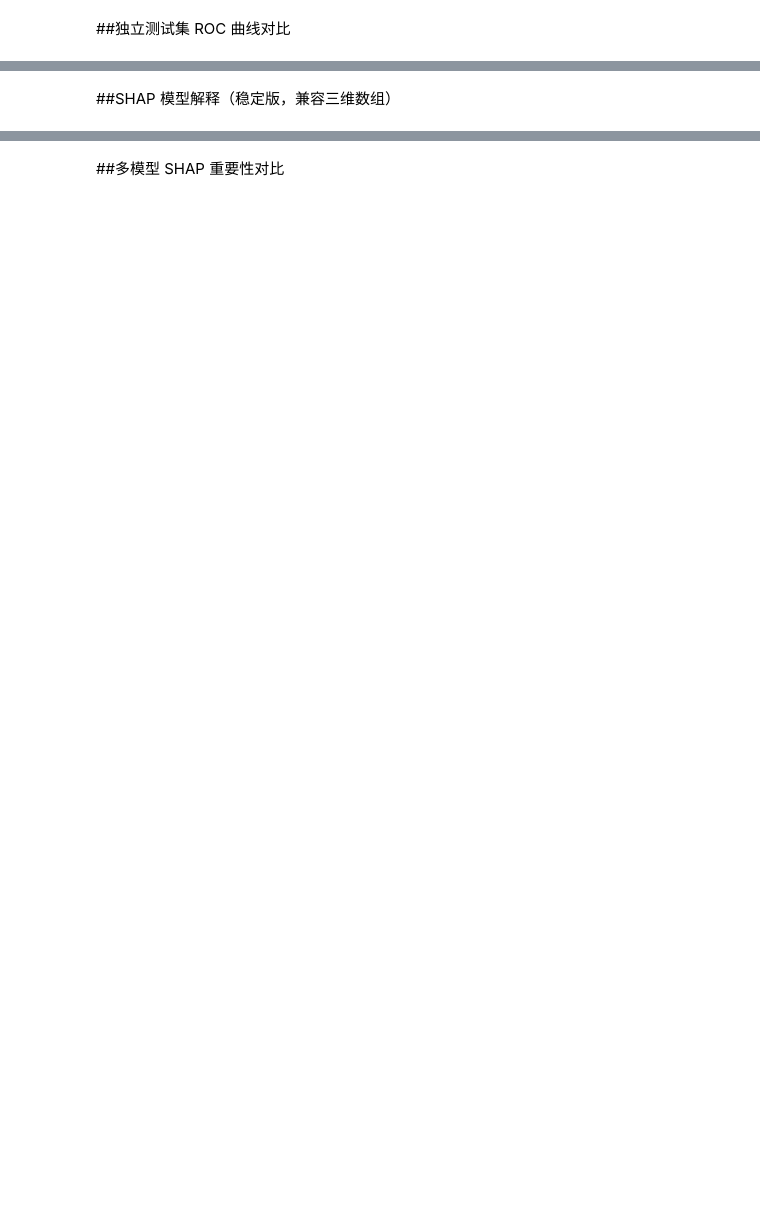
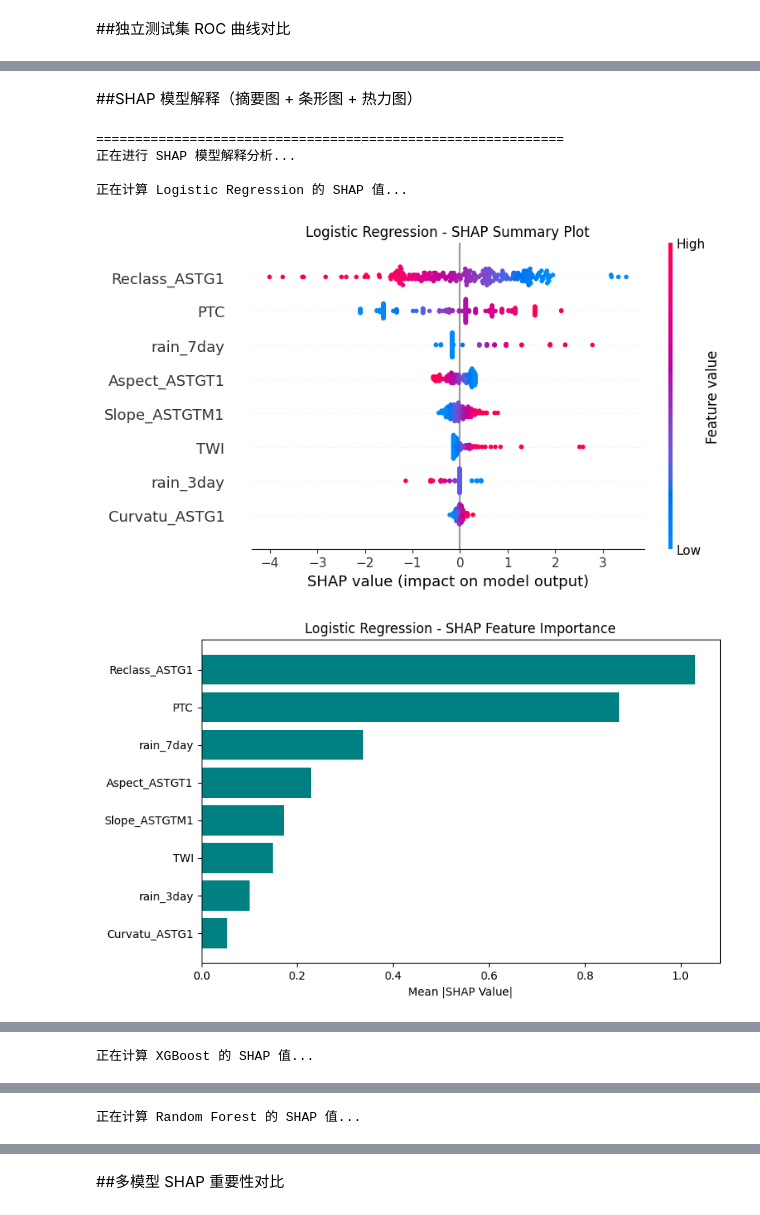
Before and after one commit to Young-yrx/guizhou-landslide, a Jupyter notebook: guizhou.ipynb, the cells around one changed output, grey strips where cells are left out. Saved outputs shown, nothing was run; the diff lists cells and outputs as text; code cells hidden in the pictures; blank space fills up the shorter version.

```diff
--- a/guizhou.ipynb
+++ b/guizhou.ipynb
@@ -302,57 +405,62 @@ for name in final_models.keys():
 # %% [markdown]
-##SHAP 模型解释（稳定版，兼容三维数组）
+##SHAP 模型解释（摘要图 + 条形图 + 热力图）
 # %%
 print("\n" + "="*60)
 print("正在进行 SHAP 模型解释分析...")
-print("="*60)
-
 background = shap.sample(X_train, 100, random_state=42)
 shap_values_dict = {}
 
 for name, model in final_models.items():
     print(f"\n正在计算 {name} 的 SHAP 值...")
-
     if name == 'Logistic Regression':
         X_test_transformed = model.named_steps['standardscaler'].transform(X_test)
         background_transformed = model.named_steps['standardscaler'].transform(background)
         explainer = shap.LinearExplainer(
-            model.named_steps['logisticregression'],
-            background_transformed
-        )
+            model.named_steps['logisticregression'], background_transformed)
         shap_values = explainer.shap_values(X_test_transformed)
         if isinstance(shap_values, list):
             shap_values = shap_values[1]
     else:
         explainer = shap.TreeExplainer(model)
         shap_values = explainer.shap_values(X_test)
         if isinstance(shap_values, list):
             shap_values = shap_values[1]
         elif isinstance(shap_values, np.ndarray) and shap_values.ndim == 3:
             shap_values = shap_values[:, :, 1]
 
     if shap_values.ndim != 2:
-        raise ValueError(f"SHAP 值维度异常: {shap_values.shape}，预期为 2 维")
-
+        raise ValueError(f"SHAP 值维度异常: {shap_values.shape}")
     shap_values_dict[name] = shap_values
 
-    # SHAP 摘要图
+    # 摘要图
     plt.figure(figsize=(10, 6))
     shap.summary_plot(shap_values, X_test, feature_names=feature_cols, show=False)
     plt.title(f'{name} - SHAP Summary Plot')
-    plt.tight_layout()
-    plt.show()
+    plt.tight_layout(); plt.show()
 
     # SHAP 特征重要性条形图
     shap_importance = np.abs(shap_values).mean(axis=0).flatten()
-    shap_importance_df = pd.DataFrame({
-        'Feature': feature_cols,
-        'SHAP Importance': shap_importance
-    })
+    shap_importance_df = pd.DataFrame({'Feature': feature_cols, 'SHAP Importance': shap_importance})
     shap_importance_df = shap_importance_df.sort_values('SHAP Importance', ascending=True)
-
     plt.figure(figsize=(8, 5))
     plt.barh(shap_importance_df['Feature'], shap_importance_df['SHAP Importance'], color='teal')
     plt.xlabel('Mean |SHAP Value|')
     plt.title(f'{name} - SHAP Feature Importance')
-    plt.tight_layout()
-    plt.show()
+    plt.tight_layout(); plt.show()
+
+    # SHAP 热力图
+    plt.figure(figsize=(12, 8))
+    shap.plots.heatmap(shap.Explanation(values=shap_values,
+                                        base_values=explainer.expected_value if not isinstance(explainer.expected_value, list) else explainer.expected_value[1],
+                                        data=X_test.values,
+                                        feature_names=feature_cols),
+                       show=False)
+    plt.title(f'{name} - SHAP Heatmap')
+    plt.tight_layout(); plt.show()
+# %% [output]
+============================================================
+正在进行 SHAP 模型解释分析...
+
+正在计算 Logistic Regression 的 SHAP 值...
+[figure, added]
+[figure, added]
@@ -358,0 +468 @@ for name, model in final_models.items():
+正在计算 XGBoost 的 SHAP 值...
@@ -358,0 +472 @@ for name, model in final_models.items():
+正在计算 Random Forest 的 SHAP 值...
```
Also changed, not shown: parts of 25 cells of this notebook.
